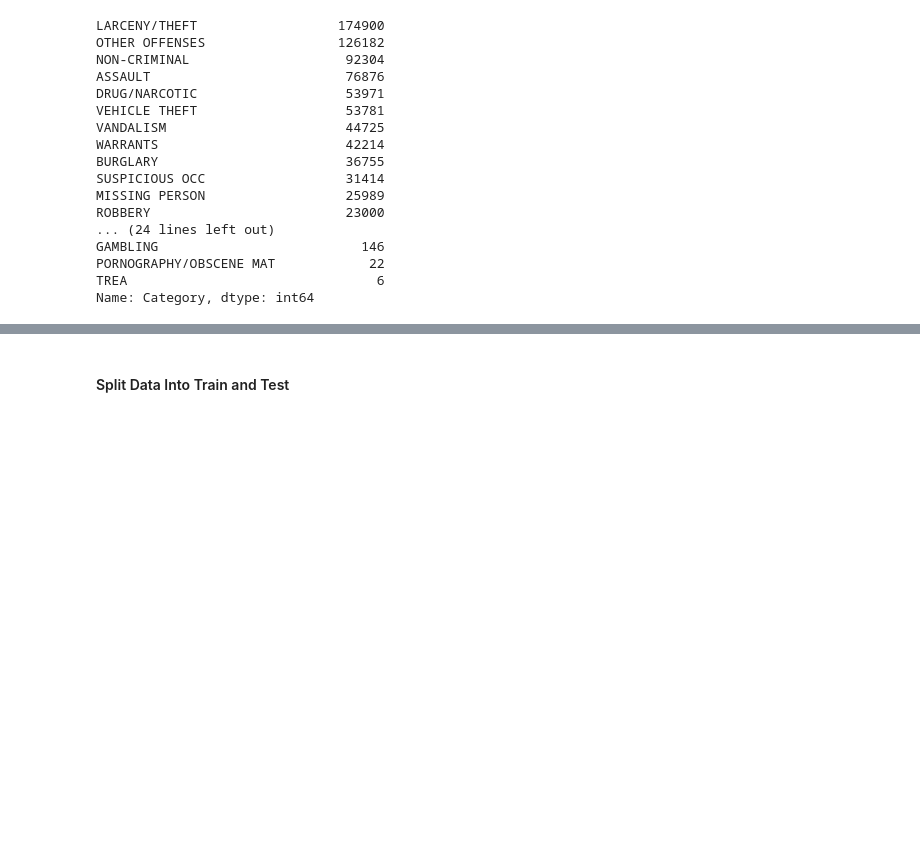
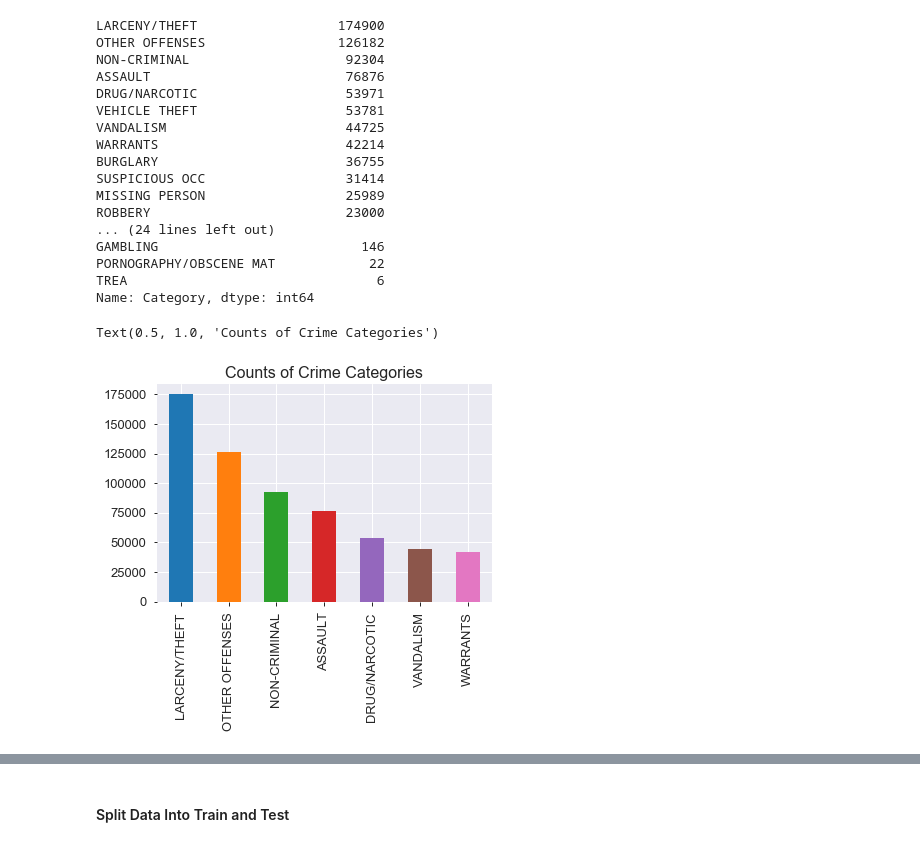
Before and after one commit to ZoeMarkovits/Neural_Networks_HW2, a Jupyter notebook: HW2.ipynb, the cells around one changed output, grey strips where cells are left out. Drawn from its saved outputs; the diff is of its cells as text; code cells hidden in the pictures; blank space fills up the shorter version.

```diff
--- a/HW2.ipynb
+++ b/HW2.ipynb
@@ -40,0 +36,2 @@ HW 2/sf-crime/train.csv')
+# %%
+df = pd.read_csv('sf-crime.csv')
@@ -102,6 +107,15 @@ GAMBLING                          146
 PORNOGRAPHY/OBSCENE MAT            22
 TREA                                6
 Name: Category, dtype: int64
+# %%
+category_counts = df.Category.value_counts()
+
+ax = plt.figure()
+category_counts.plot(kind = 'bar', fontsize=13)
+plt.title('Counts of Crime Categories', fontsize=16)
+# %% [output]
+Text(0.5, 1.0, 'Counts of Crime Categories')
+[figure, added]
 # %%
 df = df[df['Category'].isin(['LARCENY/THEFT','OTHER OFFENSES','NON-CRIMINAL','ASSAULT',
                              'DRUG/NARCOTIC','VANDALISM','WARRANTS'])]
```
Also changed, not shown: parts of 170 cells of this notebook.
